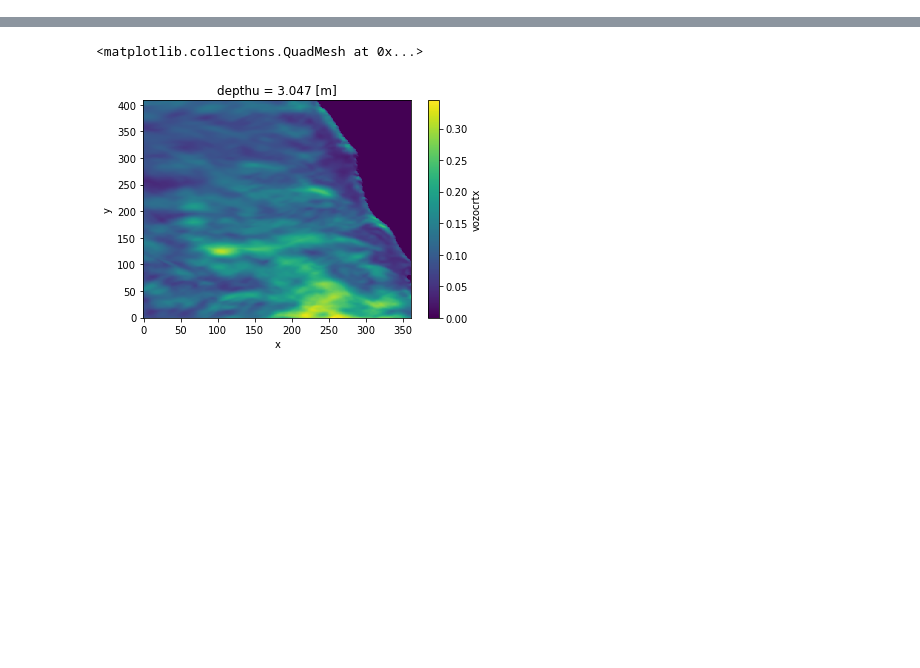
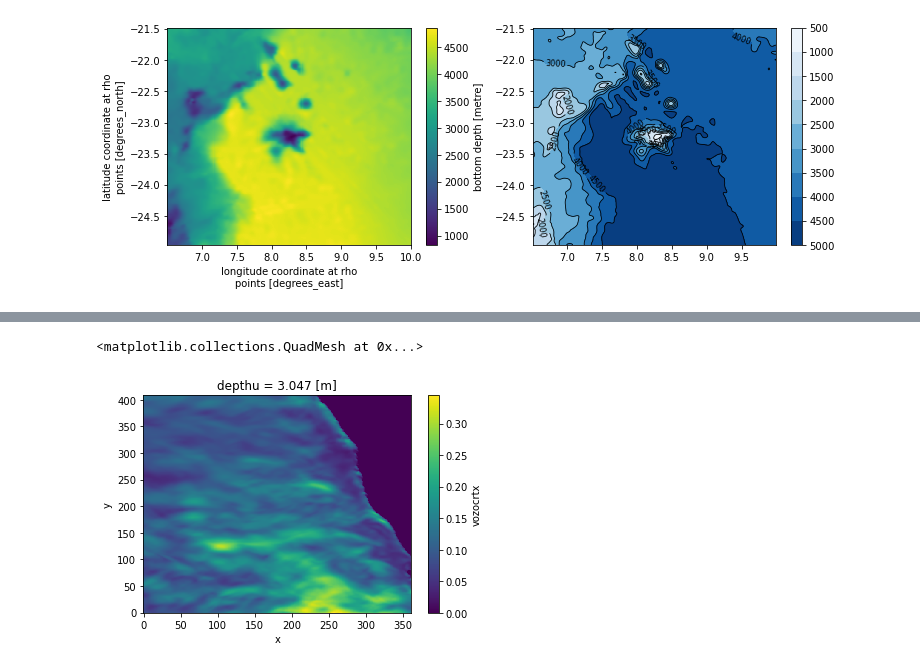
Before and after one commit to LeonMock/master-thesis, a Jupyter notebook: notebooks/2023-03-27_test-read-data.ipynb, the cells around one changed output, grey strips where cells are left out. Saved outputs shown, nothing was run; the diff lists cells and outputs as text; code cells hidden in the pictures; blank space fills up the shorter version.

```diff
--- a/notebooks/2023-03-27_test-read-data.ipynb
+++ b/notebooks/2023-03-27_test-read-data.ipynb
@@ -10,7 +11,11 @@ import pandas as pd
 # %%
 #Paths (may need to be changed)
-INALT_2009_T = xr.open_dataset('/gxfs_work1/geomar/smomw044/prep_data_iAtlantic_LMock/INALT20.L46-KFS119/1_INALT20.L46-KFS119_1d_20090101_20091231_grid_T_iMirabilis.nc')
-INALT_2009_U = xr.open_dataset('/gxfs_work1/geomar/smomw044/prep_data_iAtlantic_LMock/INALT20.L46-KFS119/1_INALT20.L46-KFS119_1d_20090101_20091231_grid_U_iMirabilis.nc')
-INALT_2009_V = xr.open_dataset('/gxfs_work1/geomar/smomw044/prep_data_iAtlantic_LMock/INALT20.L46-KFS119/1_INALT20.L46-KFS119_1d_20090101_20091231_grid_V_iMirabilis.nc')
-INALT_2009_W = xr.open_dataset('/gxfs_work1/geomar/smomw044/prep_data_iAtlantic_LMock/INALT20.L46-KFS119/1_INALT20.L46-KFS119_1d_20090101_20091231_grid_W_iMirabilis.nc')
-ROMS = xr.open_dataset('/gxfs_work1/geomar/smomw044/prep_data_iAtlantic_LMock/ROMS/roms_avg01_2009.nc')
+INALT_2009_T = xr.open_dataset('../data/config/INALT20.L46-KFS119//1_INALT20.L46-KFS119_1d_20080101_20080131_grid_T_iMirabilis.nc')#/gxfs_work1/geomar/smomw044/prep_data_iAtlantic_LMock/INALT20.L46-KFS119/1_INALT20.L46-KFS119_1d_20090101_20091231_grid_T_iMirabilis.nc')
+INALT_2009_U = xr.open_dataset('../data/config/INALT20.L46-KFS119//1_INALT20.L46-KFS119_1d_20080101_20080131_grid_U_iMirabilis.nc')#/gxfs_work1/geomar/smomw044/prep_data_iAtlantic_LMock/INALT20.L46-KFS119/1_INALT20.L46-KFS119_1d_20090101_20091231_grid_U_iMirabilis.nc')
+INALT_2009_V = xr.open_dataset('../data/config/INALT20.L46-KFS119//1_INALT20.L46-KFS119_1d_20080101_20080131_grid_V_iMirabilis.nc')#/gxfs_work1/geomar/smomw044/prep_data_iAtlantic_LMock/INALT20.L46-KFS119/1_INALT20.L46-KFS119_1d_20090101_20091231_grid_V_iMirabilis.nc')
+INALT_2009_W = xr.open_dataset('../data/config/INALT20.L46-KFS119//1_INALT20.L46-KFS119_1d_20080101_20080131_grid_W_iMirabilis.nc')#/gxfs_work1/geomar/smomw044/prep_data_iAtlantic_LMock/INALT20.L46-KFS119/1_INALT20.L46-KFS119_1d_20090101_20091231_grid_W_iMirabilis.nc')
+INALT_mask = xr.open_dataset('../data/config/INALT20.L46-KFS119/1_INALT20.L46-KFS119_mesh_mask_iMirabilis.nc')
+
+ROMS = xr.open_dataset('../data/config/ROMS/roms_avg01_2009.nc')#/gxfs_work1/geomar/smomw044/prep_data_iAtlantic_LMock/ROMS/roms_avg01_2009.nc')
+ROMS_datetime = xr.open_dataset('../data/config/ROMS/roms_avg01_2009_datetime.nc')
+SIGMA=xr.open_dataset('../data/config/ROMS/sigma2depth_parent.nc')
@@ -36,0 +47,6 @@ Coordinates: (12/13)
+# %%
+def fmt(x):
+    s = f"{x:.1f}"
+    if s.endswith("0"):
+        s = f"{x:.0f}"
+    return rf"{s}" if plt.rcParams["text.usetex"] else f"{s}"
@@ -36,0 +72,12 @@ Coordinates: (12/13)
+# %%
+plt.figure(figsize=(12,4))
+plt.subplot(1,2,1)
+SIGMA.h.plot()
+plt.subplot(1,2,2)
+cf=plt.contourf(SIGMA.lon_rho,SIGMA.lat_rho,SIGMA.h,levels=8,cmap='Blues')
+c=plt.contour(SIGMA.lon_rho,SIGMA.lat_rho,SIGMA.h,levels=8,colors='black',linewidths=0.8)
+plt.clabel(c, c.levels, inline=True, fontsize=8,fmt=fmt)
+cb=plt.colorbar(cf)
+cb.ax.invert_yaxis()
+# %% [output]
+[figure, added]
```
Also changed, not shown: parts of 6 cells of this notebook, 8 other files.
